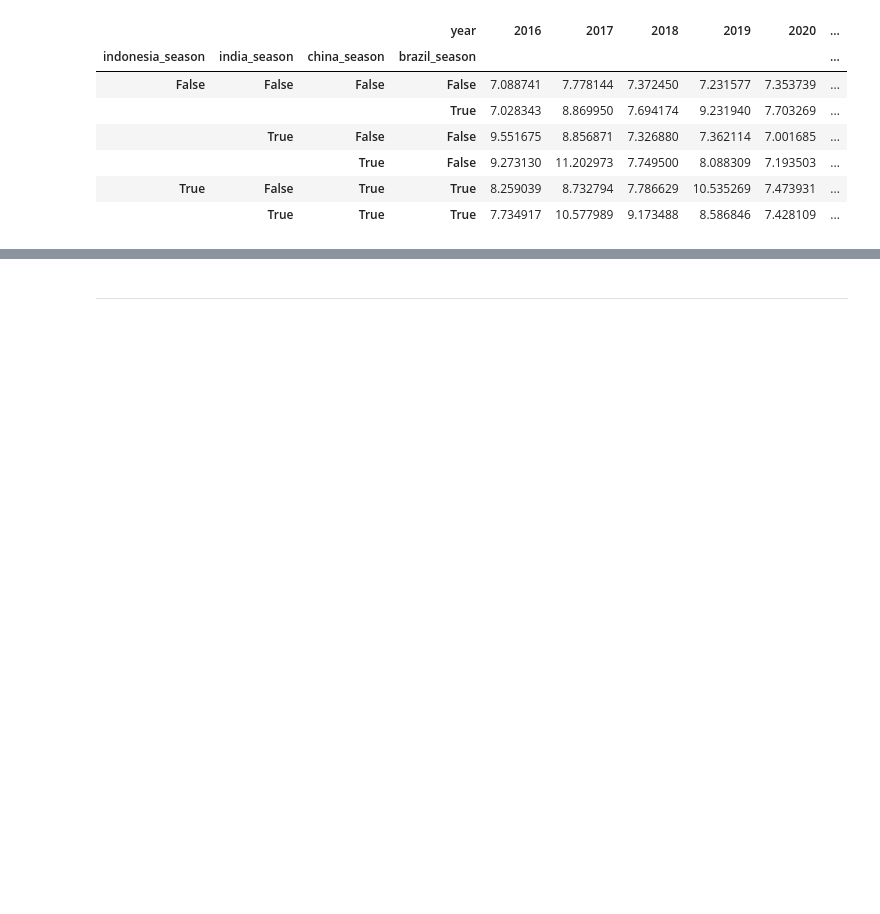
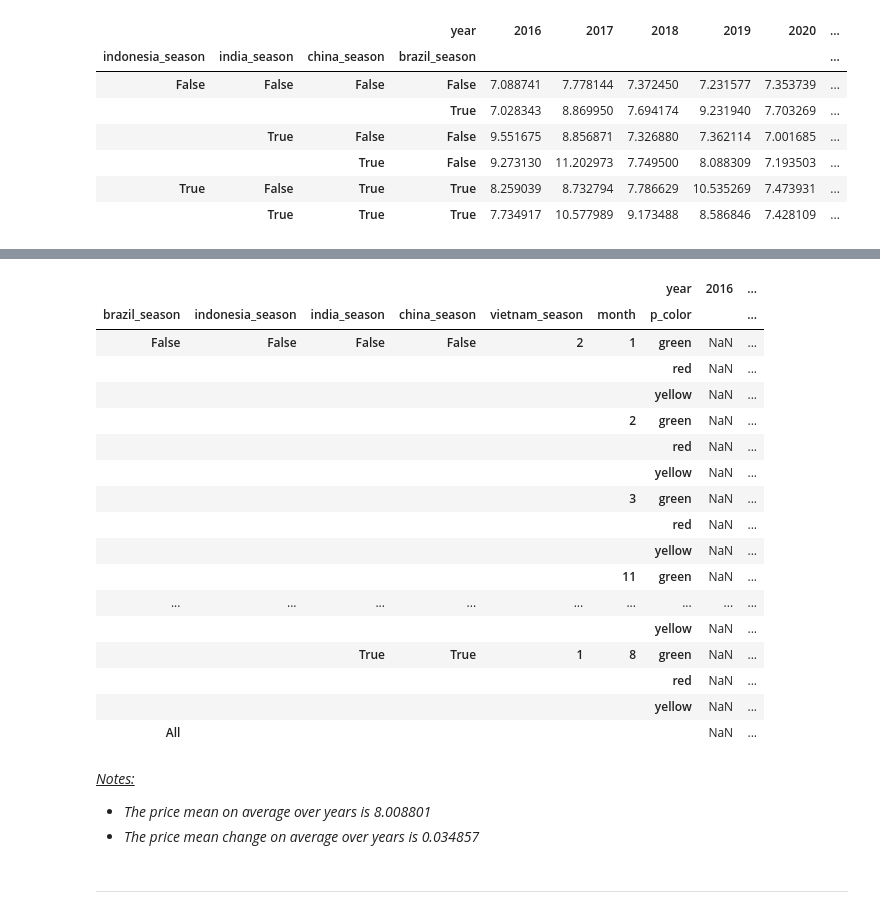
Before and after one commit to omar-ammar0/Intern_Final_Project, a Jupyter notebook: notebooks/Data_Cleaning/Task_1.ipynb, the cells around one changed output, grey strips where cells are left out. Saved outputs shown, nothing was run; the diff lists cells and outputs as text; code cells hidden in the pictures; blank space fills up the shorter version.

```diff
--- a/notebooks/Data_Cleaning/Task_1.ipynb
+++ b/notebooks/Data_Cleaning/Task_1.ipynb
@@ -314,3 +413,29 @@ pd.pivot_table(data=df,index=["indonesia_season","india_season","china_season","
+# %%
+pd.pivot_table(data=df,columns='year',index=['brazil_season','indonesia_season','india_season','china_season','vietnam_season','month','p_color'],
+               values="price",aggfunc="mean",margins=True).pct_change(axis=1)
+# %% [output]
+|  |  |  |  |  |  | year | 2016 | ... |
+| brazil_season | indonesia_season | india_season | china_season | vietnam_season | month | p_color |  | ... |
+| False | False | False | False | 2 | 1 | green | NaN | ... |
+|  |  |  |  |  |  | red | NaN | ... |
+|  |  |  |  |  |  | yellow | NaN | ... |
+|  |  |  |  |  | 2 | green | NaN | ... |
+|  |  |  |  |  |  | red | NaN | ... |
+|  |  |  |  |  |  | yellow | NaN | ... |
+|  |  |  |  |  | 3 | green | NaN | ... |
+|  |  |  |  |  |  | red | NaN | ... |
+|  |  |  |  |  |  | yellow | NaN | ... |
+|  |  |  |  |  | 11 | green | NaN | ... |
+| ... | ... | ... | ... | ... | ... | ... | ... | ... |
+|  |  |  |  |  |  | yellow | NaN | ... |
+|  |  | True | True | 1 | 8 | green | NaN | ... |
+|  |  |  |  |  |  | red | NaN | ... |
+|  |  |  |  |  |  | yellow | NaN | ... |
+| All |  |  |  |  |  |  | NaN | ... |
+# %% [markdown]
+<u>*Notes:*</u><br>
+* *The price mean on average over years is 8.008801*<br>
+* *The price mean change on average over years is 0.034857*
 # %% [markdown]
 ---
 # %% [markdown]
```
Also changed, not shown: parts of 12 cells of this notebook.
